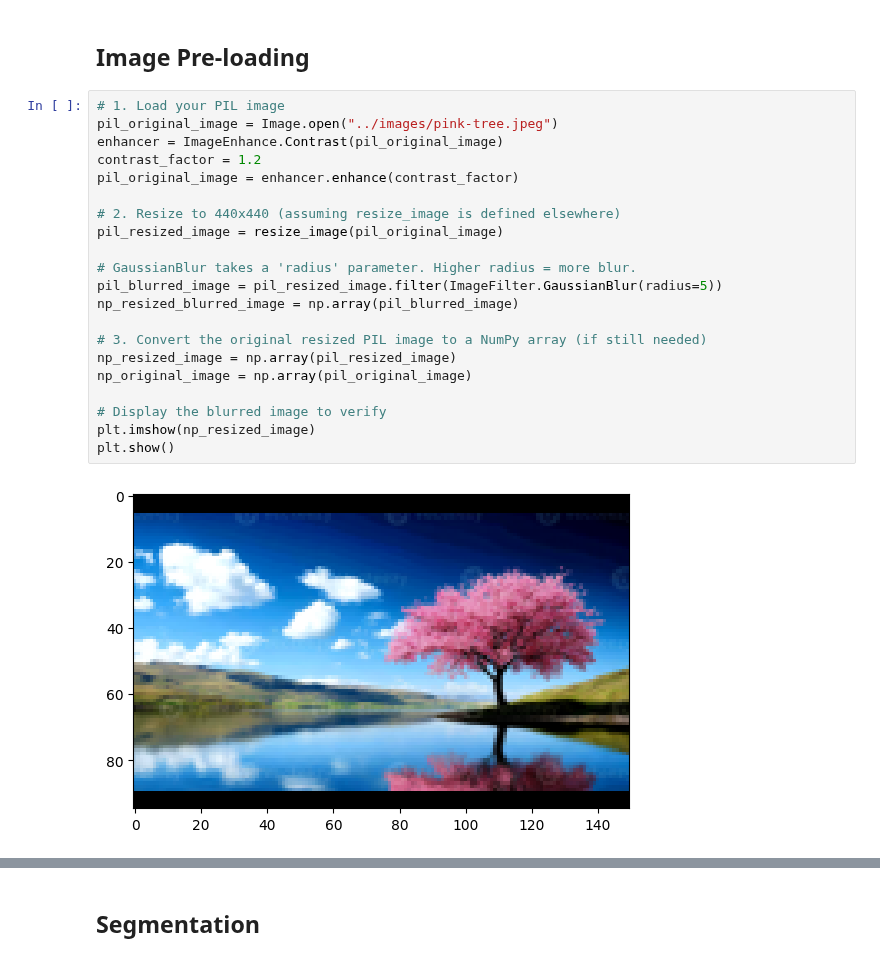
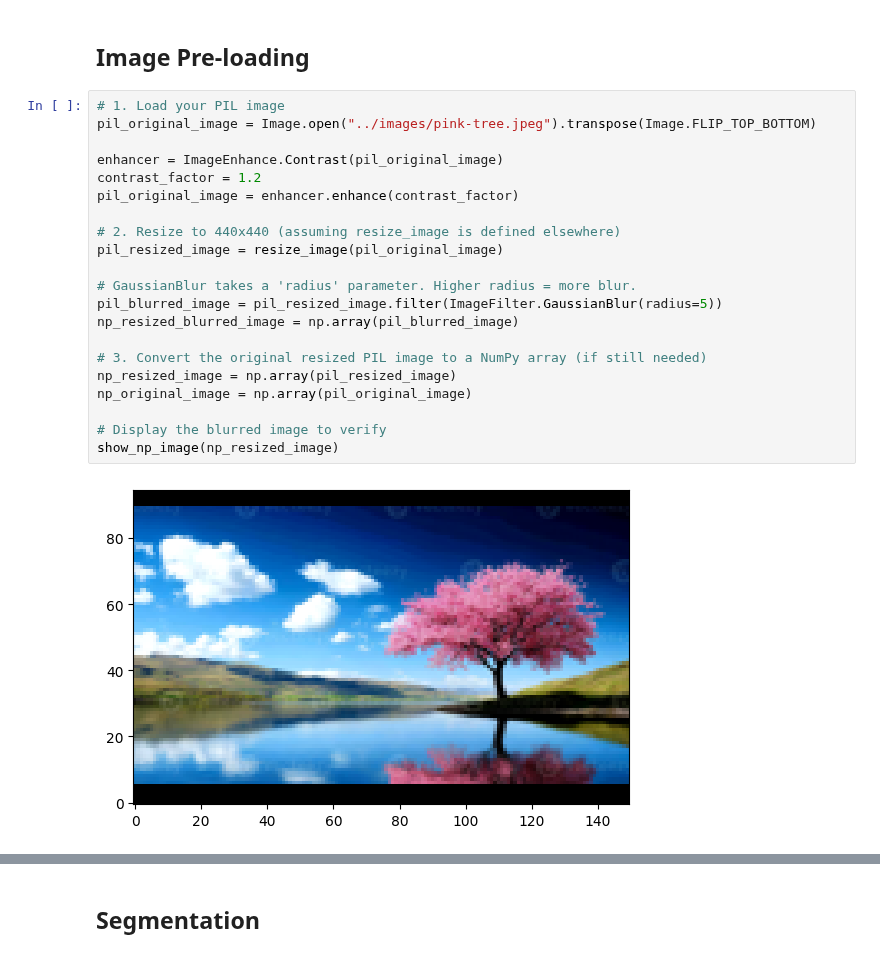
Before and after one commit to SimonMeersschaut/paint-bot, a Jupyter notebook: src/stroke_generation.ipynb, the cells around one changed output, grey strips where cells are left out. Cells and saved outputs as stored; diff of their text form.

```diff
--- a/src/stroke_generation.ipynb
+++ b/src/stroke_generation.ipynb
@@ -77,27 +77,27 @@ def resize_image_ndarray(image_array: np.ndarray) -> np.ndarray:
 ## Image Pre-loading
 # %%
 # 1. Load your PIL image
-pil_original_image = Image.open("../images/pink-tree.jpeg")
+pil_original_image = Image.open("../images/pink-tree.jpeg").transpose(Image.FLIP_TOP_BOTTOM)
+
 enhancer = ImageEnhance.Contrast(pil_original_image)
 contrast_factor = 1.2
 pil_original_image = enhancer.enhance(contrast_factor)
 
 # 2. Resize to 440x440 (assuming resize_image is defined elsewhere)
 pil_resized_image = resize_image(pil_original_image)
 
 # GaussianBlur takes a 'radius' parameter. Higher radius = more blur.
 pil_blurred_image = pil_resized_image.filter(ImageFilter.GaussianBlur(radius=5))
 np_resized_blurred_image = np.array(pil_blurred_image)
 
 # 3. Convert the original resized PIL image to a NumPy array (if still needed)
 np_resized_image = np.array(pil_resized_image)
 np_original_image = np.array(pil_original_image)
 
 # Display the blurred image to verify
-plt.imshow(np_resized_image)
-plt.show()
+show_np_image(np_resized_image)
 # %% [output]
-[figure, old version]
+[figure, new version]
 # %%
 # 3. Create a "dummy" pure white image of the exact same original size
 # This represents our "real pixels" mask BEFORE padding
```
Also changed, not shown: parts of 6 cells of this notebook, 3 other files.
